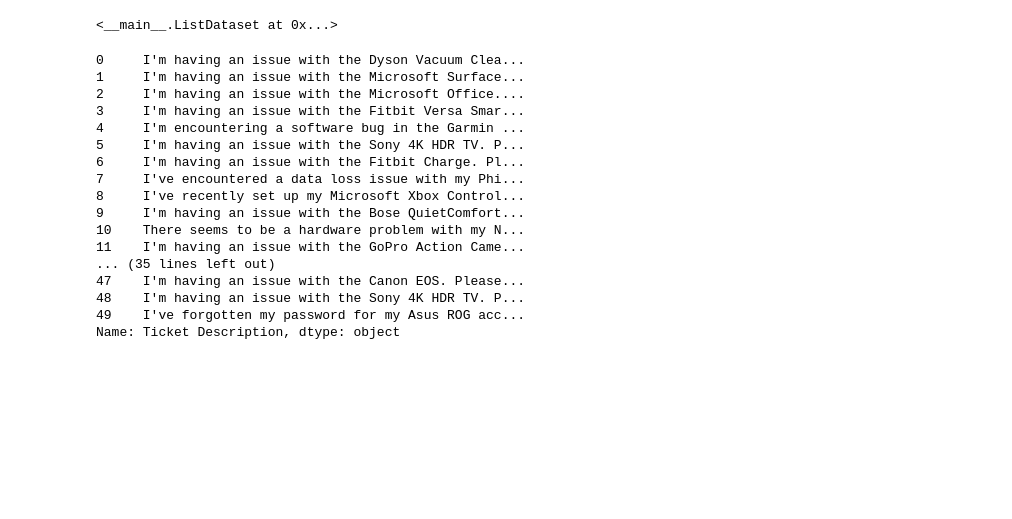
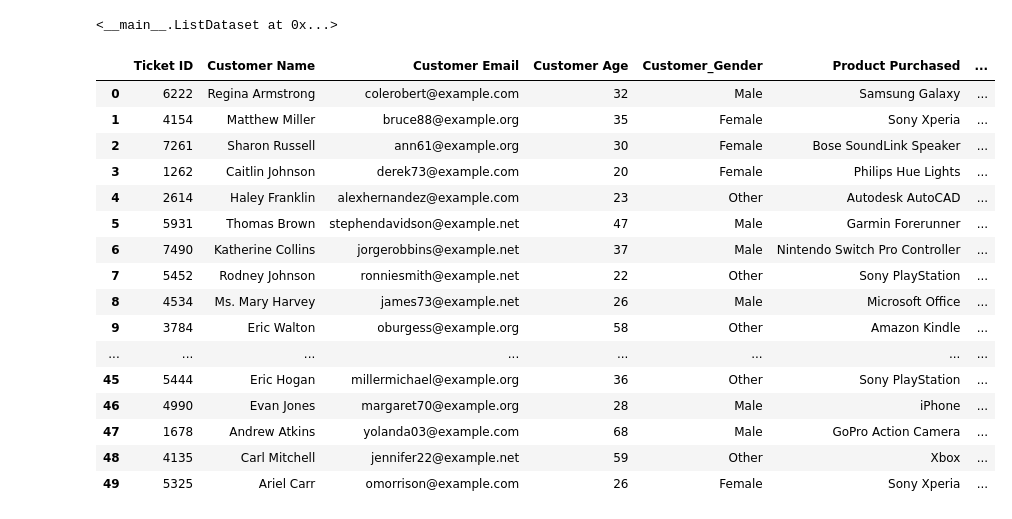
Before and after one commit to neha-duggirala/Customer-Support-Classification-using-LLM, a Jupyter notebook: customer-support-classification-using-llm.ipynb, the cells around one changed output. Saved outputs shown, nothing was run; the diff lists cells and outputs as text; code cells hidden in the pictures; blank space fills up the shorter version.

```diff
--- a/customer-support-classification-using-llm.ipynb
+++ b/customer-support-classification-using-llm.ipynb
@@ -98,23 +121,23 @@ text_data
 # %% [output]
 <__main__.ListDataset at 0x...>
 # %%
-sampled_df["Ticket Description"]
+sampled_df
 # %% [output]
-0     I'm having an issue with the Dyson Vacuum Clea...
-1     I'm having an issue with the Microsoft Surface...
-2     I'm having an issue with the Microsoft Office....
-3     I'm having an issue with the Fitbit Versa Smar...
-4     I'm encountering a software bug in the Garmin ...
-5     I'm having an issue with the Sony 4K HDR TV. P...
-6     I'm having an issue with the Fitbit Charge. Pl...
-7     I've encountered a data loss issue with my Phi...
-8     I've recently set up my Microsoft Xbox Control...
-9     I'm having an issue with the Bose QuietComfort...
-10    There seems to be a hardware problem with my N...
-11    I'm having an issue with the GoPro Action Came...
-... (35 lines left out)
-47    I'm having an issue with the Canon EOS. Please...
-48    I'm having an issue with the Sony 4K HDR TV. P...
-49    I've forgotten my password for my Asus ROG acc...
-Name: Ticket Description, dtype: object
+|  | Ticket ID | Customer Name | Customer Email | Customer Age | Customer_Gender | Product Purchased | ... |
+| 0 | 6222 | Regina Armstrong | colerobert@example.com | 32 | Male | Samsung Galaxy | ... |
+| 1 | 4154 | Matthew Miller | bruce88@example.org | 35 | Female | Sony Xperia | ... |
+| 2 | 7261 | Sharon Russell | ann61@example.org | 30 | Female | Bose SoundLink Speaker | ... |
+| 3 | 1262 | Caitlin Johnson | derek73@example.com | 20 | Female | Philips Hue Lights | ... |
+| 4 | 2614 | Haley Franklin | alexhernandez@example.com | 23 | Other | Autodesk AutoCAD | ... |
+| 5 | 5931 | Thomas Brown | stephendavidson@example.net | 47 | Male | Garmin Forerunner | ... |
+| 6 | 7490 | Katherine Collins | jorgerobbins@example.net | 37 | Male | Nintendo Switch Pro Controller | ... |
+| 7 | 5452 | Rodney Johnson | ronniesmith@example.net | 22 | Other | Sony PlayStation | ... |
+| 8 | 4534 | Ms. Mary Harvey | james73@example.net | 26 | Male | Microsoft Office | ... |
+| 9 | 3784 | Eric Walton | oburgess@example.org | 58 | Other | Amazon Kindle | ... |
+| ... | ... | ... | ... | ... | ... | ... | ... |
+| 45 | 5444 | Eric Hogan | millermichael@example.org | 36 | Other | Sony PlayStation | ... |
+| 46 | 4990 | Evan Jones | margaret70@example.org | 28 | Male | iPhone | ... |
+| 47 | 1678 | Andrew Atkins | yolanda03@example.com | 68 | Male | GoPro Action Camera | ... |
+| 48 | 4135 | Carl Mitchell | jennifer22@example.net | 59 | Other | Xbox | ... |
+| 49 | 5325 | Ariel Carr | omorrison@example.com | 26 | Female | Sony Xperia | ... |
 # %%
```
Also changed, not shown: parts of 14 cells of this notebook.
